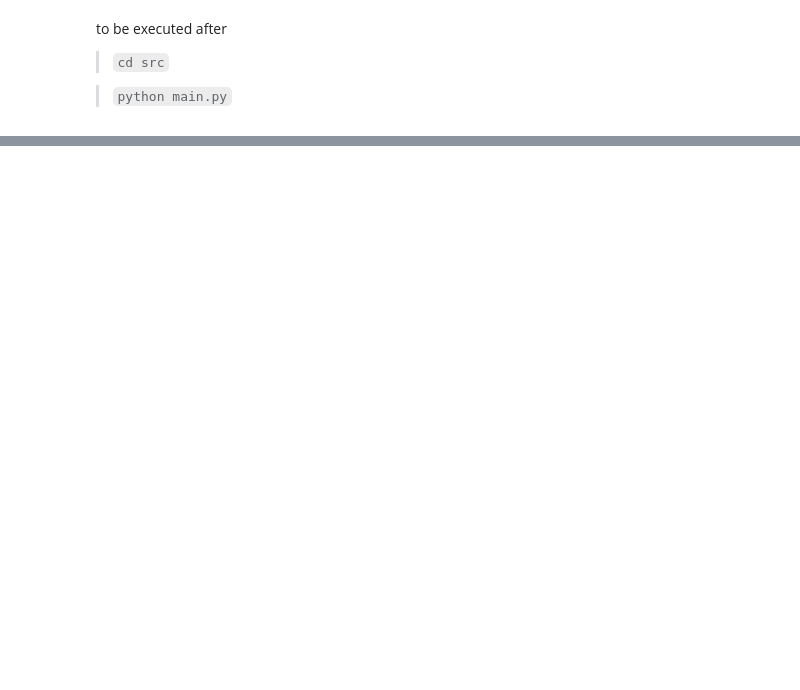
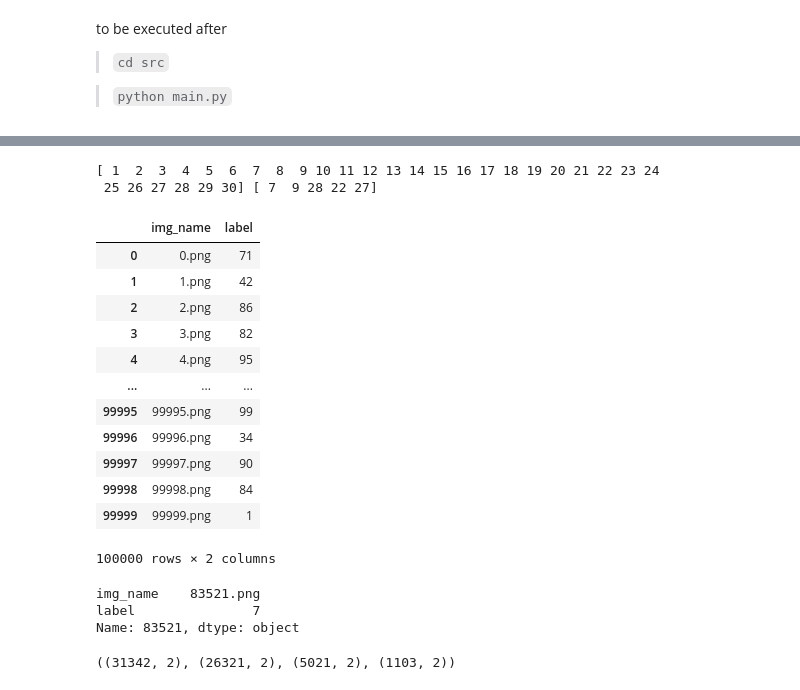
Before and after one commit to DBertazioli/multi-mnist_custom, a Jupyter notebook: Dataset_Preparation.ipynb, the cells around one changed output, grey strips where cells are left out. Drawn from its saved outputs; the diff is of its cells as text; code cells hidden in the pictures; blank space fills up the shorter version.

```diff
--- a/Dataset_Preparation.ipynb
+++ b/Dataset_Preparation.ipynb
@@ -140,0 +146,48 @@ SyntaxError: invalid syntax (165265106.py, line 1)
+# %%
+    selected_label_list = np.arange(1, 31)
+    down_selected_label_list = selected_label_list.copy()
+    np.random.shuffle(down_selected_label_list)
+    down_selected_label_list = down_selected_label_list[:5]
+    print(selected_label_list, down_selected_label_list)
+    # selected_label_list = [10, 18, 61, 64, 83, 63, 46, 72, 33, 85]
+    # selected_label_list, len(selected_label_list)
+
+    selected_labels = labels[labels.label.isin(selected_label_list)]
+    down_selected_labels = selected_labels[selected_labels.label.isin(down_selected_label_list)]
+    not_down_selected_labels = selected_labels[~selected_labels.label.isin(down_selected_label_list)]
+
+    sampled = []
+    for label in down_selected_label_list:
+        label_df = selected_labels[selected_labels.label.isin([label])]
+        sampled.append(label_df.sample(len(label_df)//np.random.randint(4,6)))
+    # sampled = down_selected_labels.sample(len(down_selected_labels)//5)
+    sampled = pd.concat(sampled)
+# %% [output]
+[ 1  2  3  4  5  6  7  8  9 10 11 12 13 14 15 16 17 18 19 20 21 22 23 24
+ 25 26 27 28 29 30] [ 7  9 28 22 27]
+# %%
+labels
+# %% [output]
+|  | img_name | label |
+| 0 | 0.png | 71 |
+| 1 | 1.png | 42 |
+| 2 | 2.png | 86 |
+| 3 | 3.png | 82 |
+| 4 | 4.png | 95 |
+| ... | ... | ... |
+| 99995 | 99995.png | 99 |
+| 99996 | 99996.png | 34 |
+| 99997 | 99997.png | 90 |
+| 99998 | 99998.png | 84 |
+| 99999 | 99999.png | 1 |
+100000 rows × 2 columns
+# %%
+sampled.iloc[0]
+# %% [output]
+img_name    83521.png
+label               7
+Name: 83521, dtype: object
+# %%
+selected_labels.shape, not_down_selected_labels.shape, down_selected_labels.shape, sampled.shape
+# %% [output]
+((31342, 2), (26321, 2), (5021, 2), (1103, 2))
```
Also changed, not shown: parts of 6 cells of this notebook, 4 other files.
